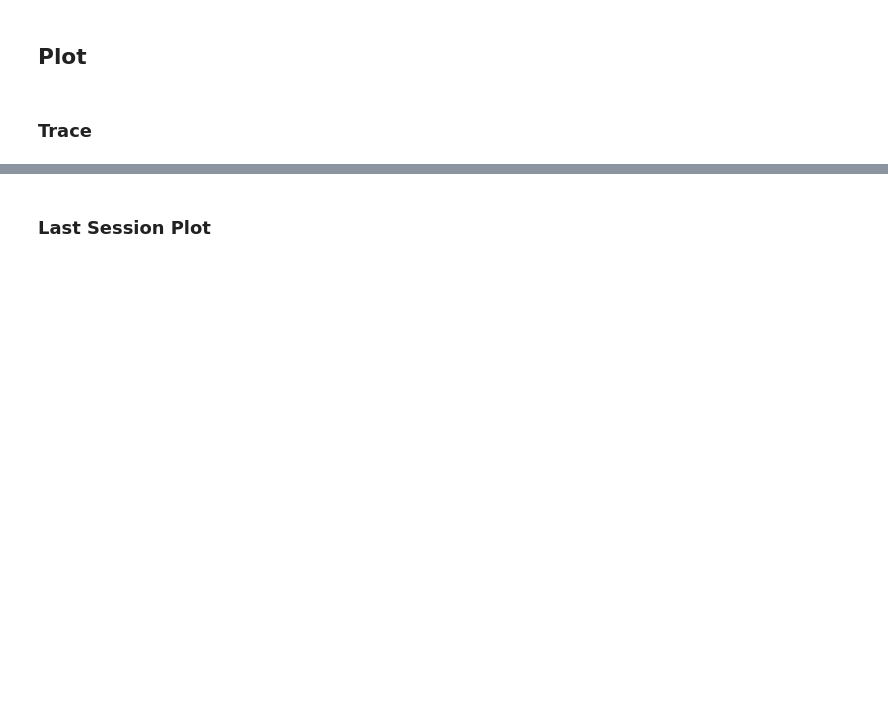
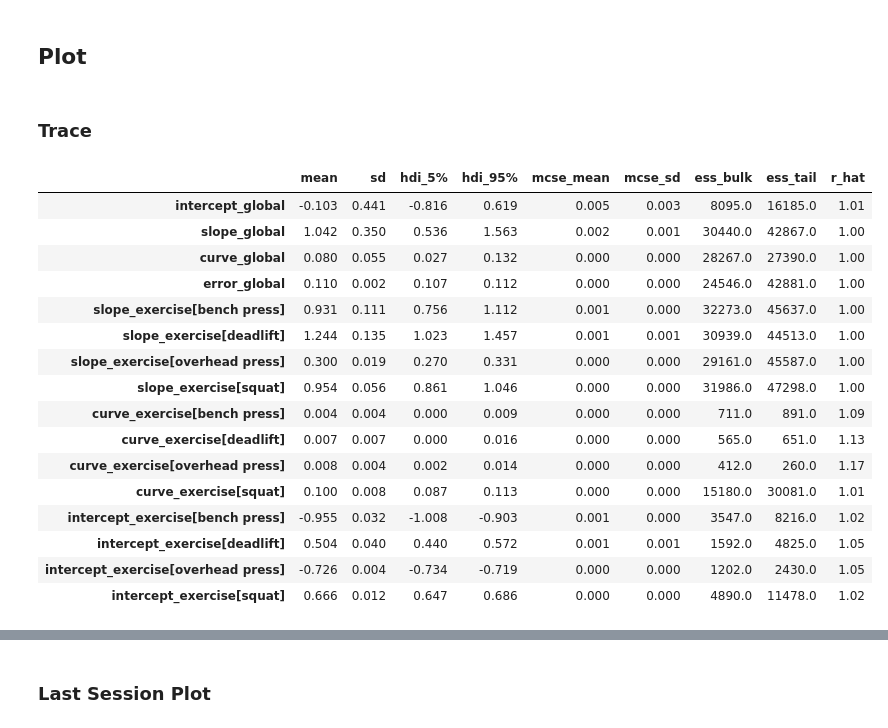
Before and after one commit to mattiasthalen/Bayesian-Velocity-Profiling, a Jupyter notebook: Bayesian_Velocity_Profiling.ipynb, the cells around one changed output, grey strips where cells are left out. Cells and saved outputs as stored; diff of their text form; code cells hidden in the pictures; blank space fills up the shorter version.

```diff
--- a/Bayesian_Velocity_Profiling.ipynb
+++ b/Bayesian_Velocity_Profiling.ipynb
@@ -736,10 +768,28 @@ inference_path = inference_data.to_netcdf('inference_data.nc')
 # %% [markdown]
 ### Trace
 # %%
-_ = az.summary(inference_data,
-               var_names = ['~mu', '~session', '~sigma', '~offset', 'intercept', 'slope', 'curve', 'error'],
-               filter_vars = 'like',
-               hdi_prob = hdi_prob)
+az.summary(inference_data,
+           var_names = ['~mu', '~session', '~sigma', '~offset', 'intercept', 'slope', 'curve', 'error'],
+           filter_vars = 'like',
+           hdi_prob = hdi_prob)
+# %% [output]
+|  | mean | sd | hdi_5% | hdi_95% | mcse_mean | mcse_sd | ess_bulk | ess_tail | r_hat |
+| intercept_global | -0.103 | 0.441 | -0.816 | 0.619 | 0.005 | 0.003 | 8095.0 | 16185.0 | 1.01 |
+| slope_global | 1.042 | 0.350 | 0.536 | 1.563 | 0.002 | 0.001 | 30440.0 | 42867.0 | 1.00 |
+| curve_global | 0.080 | 0.055 | 0.027 | 0.132 | 0.000 | 0.000 | 28267.0 | 27390.0 | 1.00 |
+| error_global | 0.110 | 0.002 | 0.107 | 0.112 | 0.000 | 0.000 | 24546.0 | 42881.0 | 1.00 |
+| slope_exercise[bench press] | 0.931 | 0.111 | 0.756 | 1.112 | 0.001 | 0.000 | 32273.0 | 45637.0 | 1.00 |
+| slope_exercise[deadlift] | 1.244 | 0.135 | 1.023 | 1.457 | 0.001 | 0.001 | 30939.0 | 44513.0 | 1.00 |
+| slope_exercise[overhead press] | 0.300 | 0.019 | 0.270 | 0.331 | 0.000 | 0.000 | 29161.0 | 45587.0 | 1.00 |
+| slope_exercise[squat] | 0.954 | 0.056 | 0.861 | 1.046 | 0.000 | 0.000 | 31986.0 | 47298.0 | 1.00 |
+| curve_exercise[bench press] | 0.004 | 0.004 | 0.000 | 0.009 | 0.000 | 0.000 | 711.0 | 891.0 | 1.09 |
+| curve_exercise[deadlift] | 0.007 | 0.007 | 0.000 | 0.016 | 0.000 | 0.000 | 565.0 | 651.0 | 1.13 |
+| curve_exercise[overhead press] | 0.008 | 0.004 | 0.002 | 0.014 | 0.000 | 0.000 | 412.0 | 260.0 | 1.17 |
+| curve_exercise[squat] | 0.100 | 0.008 | 0.087 | 0.113 | 0.000 | 0.000 | 15180.0 | 30081.0 | 1.01 |
+| intercept_exercise[bench press] | -0.955 | 0.032 | -1.008 | -0.903 | 0.001 | 0.000 | 3547.0 | 8216.0 | 1.02 |
+| intercept_exercise[deadlift] | 0.504 | 0.040 | 0.440 | 0.572 | 0.001 | 0.001 | 1592.0 | 4825.0 | 1.05 |
+| intercept_exercise[overhead press] | -0.726 | 0.004 | -0.734 | -0.719 | 0.000 | 0.000 | 1202.0 | 2430.0 | 1.05 |
+| intercept_exercise[squat] | 0.666 | 0.012 | 0.647 | 0.686 | 0.000 | 0.000 | 4890.0 | 11478.0 | 1.02 |
 # %%
 _ = az.plot_trace(inference_data,
                   compact = True,
```
Also changed, not shown: parts of 10 cells of this notebook.
